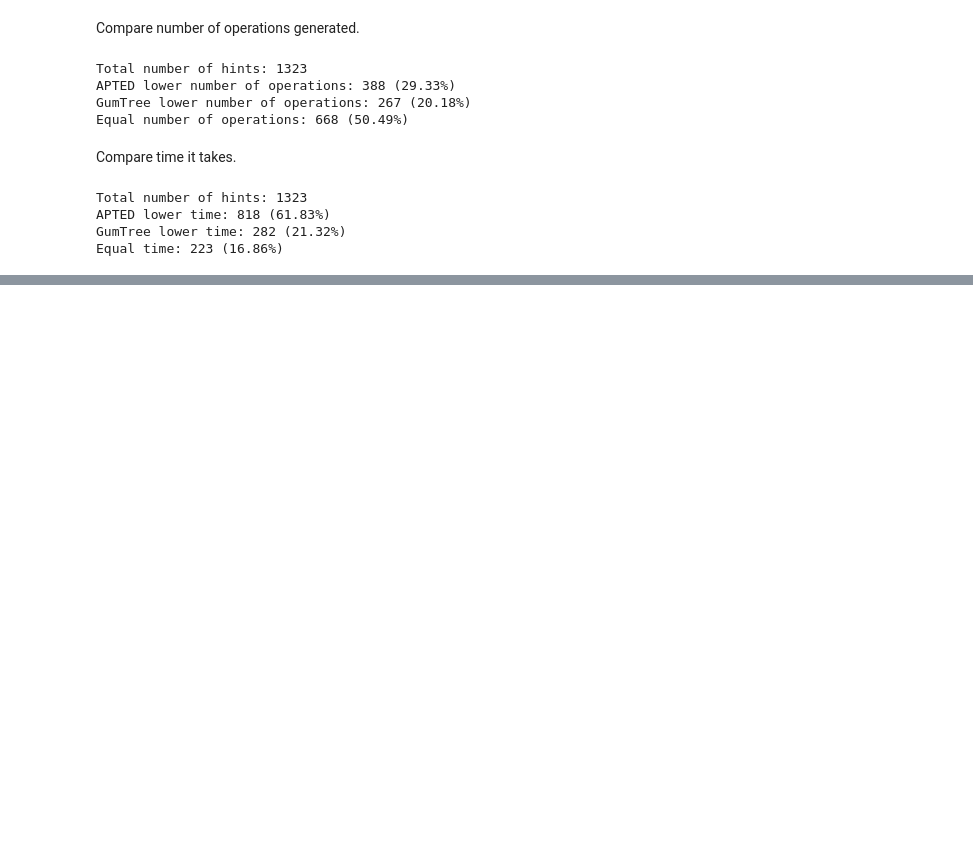
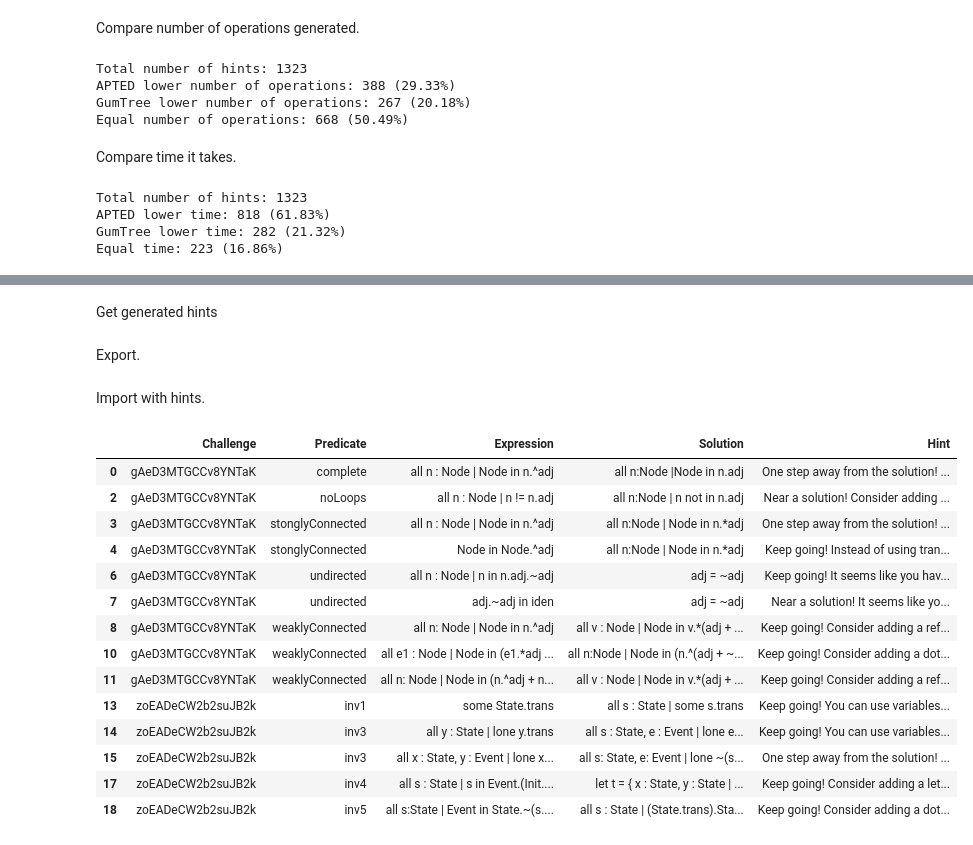
Before and after one commit to anaines14/HiGenA, a Jupyter notebook: data/data_analysis.ipynb, the cells around one changed output, grey strips where cells are left out. Drawn from its saved outputs; the diff is of its cells as text; code cells hidden in the pictures; blank space fills up the shorter version.

Commit message:
⚡️ (Improve): Generated hints based on context

```diff
--- a/data/data_analysis.ipynb
+++ b/data/data_analysis.ipynb
@@ -387,0 +395,4 @@ Equal time: 223 (16.86%)
+# %% [markdown]
+Get generated hints
+# %% [markdown]
+Export.
@@ -387,0 +401,23 @@ Equal time: 223 (16.86%)
+# %% [markdown]
+Import with hints.
+# %%
+df = pd.read_csv("./evaluation/teacher_study.csv", delimiter=";")
+df.drop_duplicates(subset=["Hint"], inplace=True)
+df.sort_values(["Challenge", "Predicate"], inplace=True)
+df
+# %% [output]
+|  | Challenge | Predicate | Expression | Solution | Hint |
+| 0 | gAeD3MTGCCv8YNTaK | complete | all n : Node | Node in n.^adj | all n:Node |Node in n.adj | One step away from the solution! ... |
+| 2 | gAeD3MTGCCv8YNTaK | noLoops | all n : Node | n != n.adj | all n:Node | n not in n.adj | Near a solution! Consider adding ... |
+| 3 | gAeD3MTGCCv8YNTaK | stonglyConnected | all n : Node | Node in n.^adj | all n:Node | Node in n.*adj | One step away from the solution! ... |
+| 4 | gAeD3MTGCCv8YNTaK | stonglyConnected | Node in Node.^adj | all n:Node | Node in n.*adj | Keep going! Instead of using tran... |
+| 6 | gAeD3MTGCCv8YNTaK | undirected | all n : Node | n in n.adj.~adj | adj = ~adj | Keep going! It seems like you hav... |
+| 7 | gAeD3MTGCCv8YNTaK | undirected | adj.~adj in iden | adj = ~adj | Near a solution! It seems like yo... |
+| 8 | gAeD3MTGCCv8YNTaK | weaklyConnected | all n: Node | Node in n.^adj | all v : Node | Node in v.*(adj + ... | Keep going! Consider adding a ref... |
+| 10 | gAeD3MTGCCv8YNTaK | weaklyConnected | all e1 : Node | Node in (e1.*adj ... | all n:Node | Node in (n.^(adj + ~... | Keep going! Consider adding a dot... |
+| 11 | gAeD3MTGCCv8YNTaK | weaklyConnected | all n: Node | Node in (n.^adj + n... | all v : Node | Node in v.*(adj + ... | Keep going! Consider adding a ref... |
+| 13 | zoEADeCW2b2suJB2k | inv1 | some State.trans | all s : State | some s.trans | Keep going! You can use variables... |
+| 14 | zoEADeCW2b2suJB2k | inv3 | all y : State | lone y.trans | all s : State, e : Event | lone e... | Keep going! You can use variables... |
+| 15 | zoEADeCW2b2suJB2k | inv3 | all x : State, y : Event | lone x... | all s: State, e: Event | lone ~(s... | One step away from the solution! ... |
+| 17 | zoEADeCW2b2suJB2k | inv4 | all s : State | s in Event.(Init.... | let t = { x : State, y : State | ... | Keep going! Consider adding a let... |
+| 18 | zoEADeCW2b2suJB2k | inv5 | all s:State | Event in State.~(s.... | all s : State | (State.trans).Sta... | Keep going! Consider adding a dot... |
```
Also changed, not shown: parts of 17 cells of this notebook, 3 other files.
